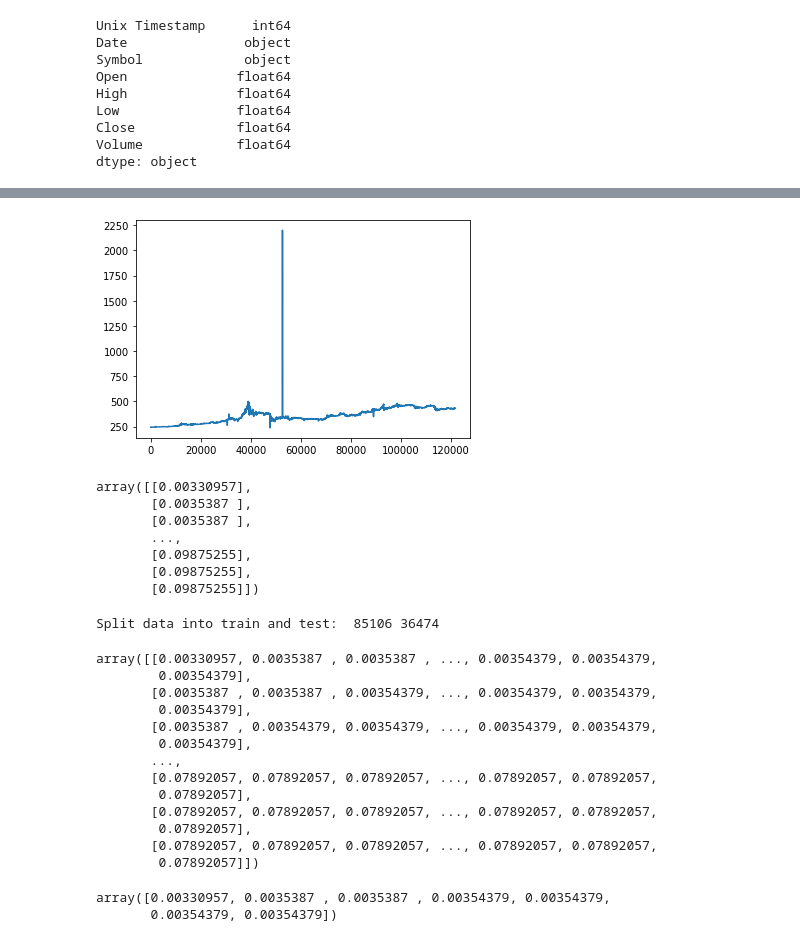
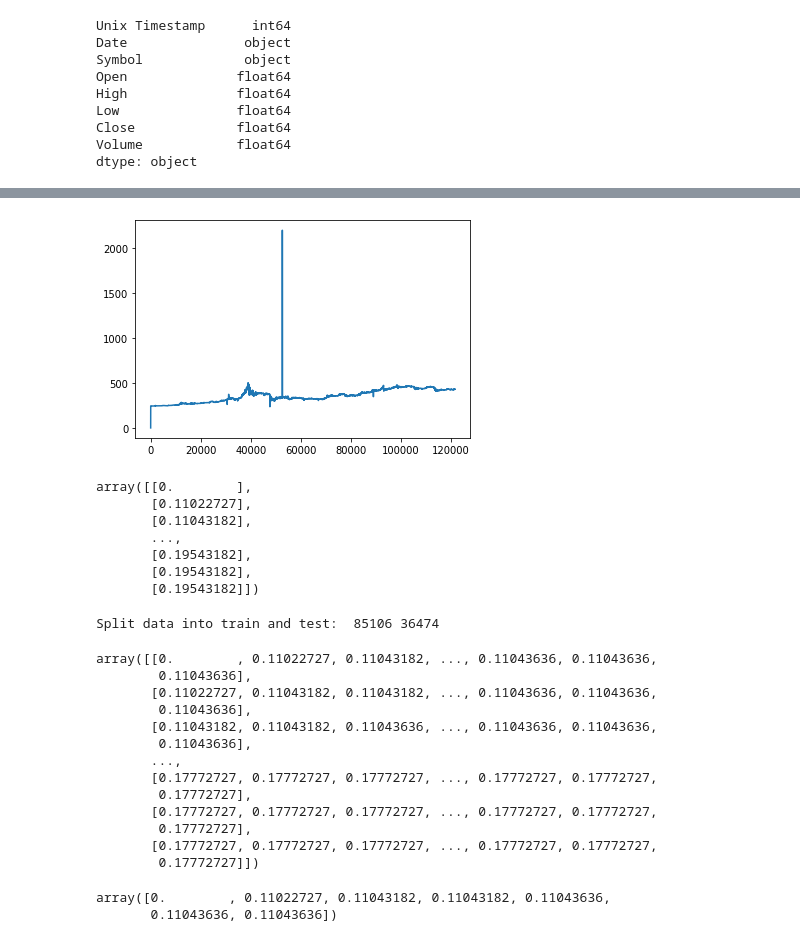
Before and after one commit to JonathanSuryadiputra/datascience-ca1, a Jupyter notebook: Cryptocurrency/ml-practice.ipynb, the cells around one changed output, grey strips where cells are left out. Drawn from its saved outputs; the diff is of its cells as text; code cells hidden in the pictures.

```diff
--- a/Cryptocurrency/ml-practice.ipynb
+++ b/Cryptocurrency/ml-practice.ipynb
@@ -102,25 +102,25 @@ memory usage: 7.4+ MB
 # %%
 data.sort_index(inplace=True)
 # %%
-data_close = data['Close']
+data_close = data['Open']
 data_close = data_close.values.reshape(len(data_close), 1)
 plt.plot(data_close)
 plt.show()
 # %% [output]
-[figure, old version]
+[figure, new version]
 # %%
 scaler = MinMaxScaler(feature_range=(0,1))
 # %%
 data_close = scaler.fit_transform(data_close)
 data_close
 # %% [output]
-array([[0.00330957],
-       [0.0035387 ],
-       [0.0035387 ],
+array([[0.        ],
+       [0.11022727],
+       [0.11043182],
        ...,
-       [0.09875255],
-       [0.09875255],
-       [0.09875255]])
+       [0.19543182],
+       [0.19543182],
+       [0.19543182]])
 # %%
 # split data into train and test
 train_size = int(len(data_close)*0.7)
@@ -147,24 +147,24 @@ testX, testY = create_ts(data_test, series)
 # %%
 trainX
 # %% [output]
-array([[0.00330957, 0.0035387 , 0.0035387 , ..., 0.00354379, 0.00354379,
-        0.00354379],
-       [0.0035387 , 0.0035387 , 0.00354379, ..., 0.00354379, 0.00354379,
-        0.00354379],
-       [0.0035387 , 0.00354379, 0.00354379, ..., 0.00354379, 0.00354379,
-        0.00354379],
+array([[0.        , 0.11022727, 0.11043182, ..., 0.11043636, 0.11043636,
+        0.11043636],
+       [0.11022727, 0.11043182, 0.11043182, ..., 0.11043636, 0.11043636,
+        0.11043636],
+       [0.11043182, 0.11043182, 0.11043636, ..., 0.11043636, 0.11043636,
+        0.11043636],
        ...,
-       [0.07892057, 0.07892057, 0.07892057, ..., 0.07892057, 0.07892057,
-        0.07892057],
-       [0.07892057, 0.07892057, 0.07892057, ..., 0.07892057, 0.07892057,
-        0.07892057],
-       [0.07892057, 0.07892057, 0.07892057, ..., 0.07892057, 0.07892057,
-        0.07892057]])
+       [0.17772727, 0.17772727, 0.17772727, ..., 0.17772727, 0.17772727,
+        0.17772727],
+       [0.17772727, 0.17772727, 0.17772727, ..., 0.17772727, 0.17772727,
+        0.17772727],
+       [0.17772727, 0.17772727, 0.17772727, ..., 0.17772727, 0.17772727,
+        0.17772727]])
 # %%
 trainX[0]
 # %% [output]
-array([0.00330957, 0.0035387 , 0.0035387 , 0.00354379, 0.00354379,
-       0.00354379, 0.00354379])
+array([0.        , 0.11022727, 0.11043182, 0.11043182, 0.11043636,
+       0.11043636, 0.11043636])
 # %%
 # reshape into  LSTM format - samples, steps, features
 trainX = np.reshape(trainX, (trainX.shape[0], trainX.shape[1], 1))
```
Also changed, not shown: parts of 4 cells of this notebook, 3 other files.
